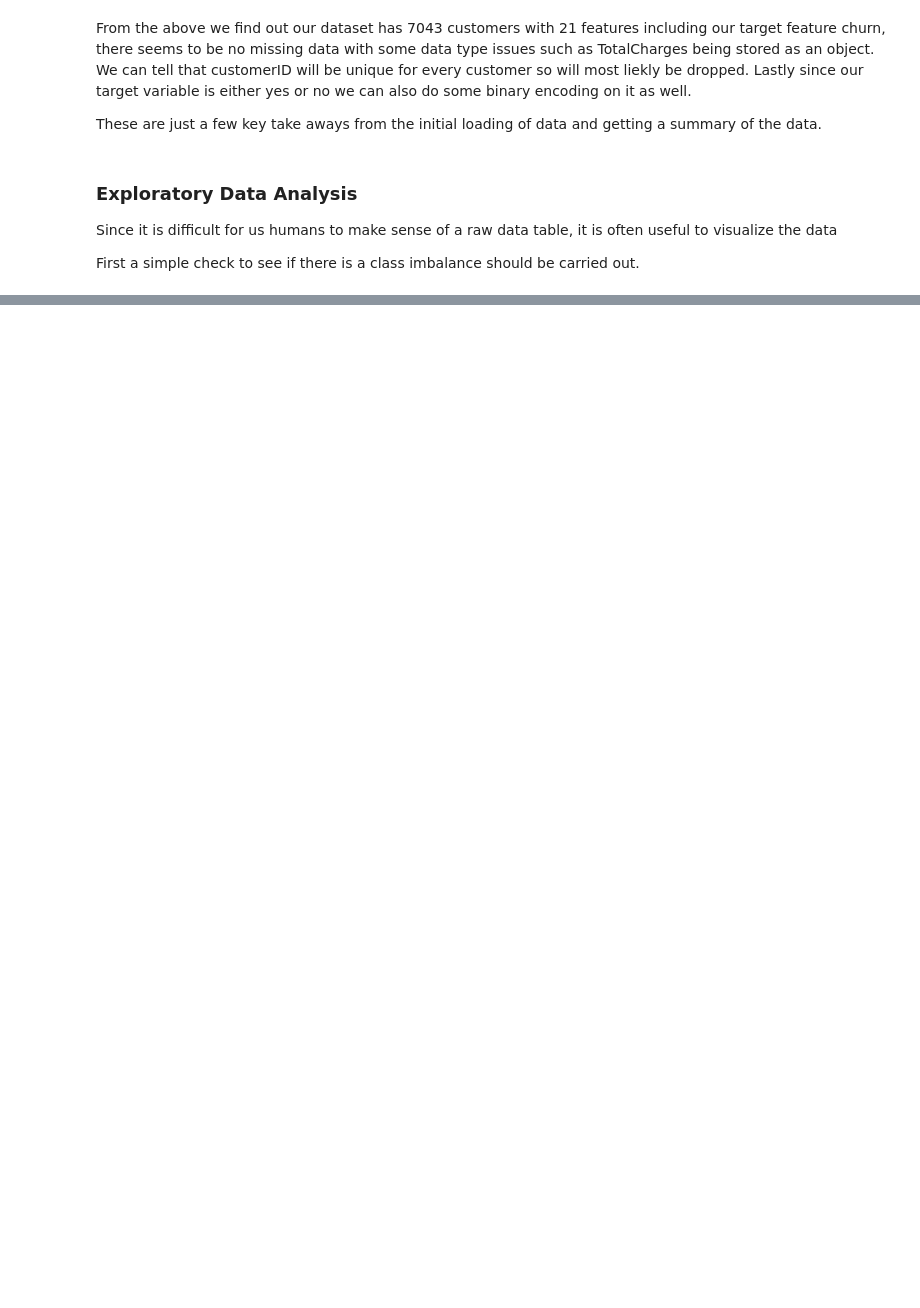
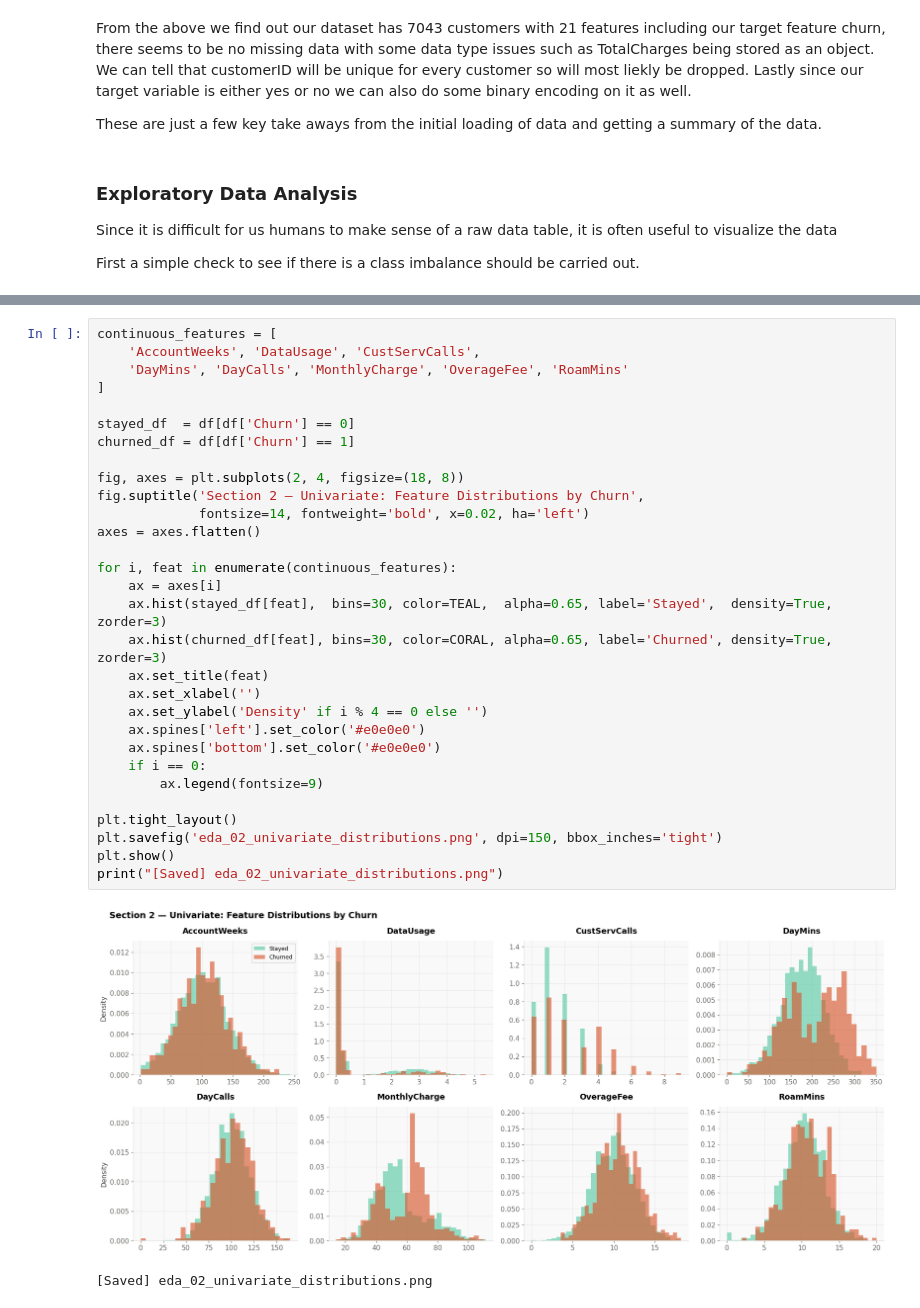
Before and after one commit to nkosimate/CustomerChurnPrediction, a Jupyter notebook: Churn.ipynb, the cells around one changed output, grey strips where cells are left out. Cells and saved outputs as stored; diff of their text form; blank space fills up the shorter version.

```diff
--- a/Churn.ipynb
+++ b/Churn.ipynb
@@ -77,0 +167,33 @@ df['PhoneService'].unique()
+# %%
+continuous_features = [
+    'AccountWeeks', 'DataUsage', 'CustServCalls',
+    'DayMins', 'DayCalls', 'MonthlyCharge', 'OverageFee', 'RoamMins'
+]
+
+stayed_df  = df[df['Churn'] == 0]
+churned_df = df[df['Churn'] == 1]
+
+fig, axes = plt.subplots(2, 4, figsize=(18, 8))
+fig.suptitle('Section 2 — Univariate: Feature Distributions by Churn',
+             fontsize=14, fontweight='bold', x=0.02, ha='left')
+axes = axes.flatten()
+
+for i, feat in enumerate(continuous_features):
+    ax = axes[i]
+    ax.hist(stayed_df[feat],  bins=30, color=TEAL,  alpha=0.65, label='Stayed',  density=True, zorder=3)
+    ax.hist(churned_df[feat], bins=30, color=CORAL, alpha=0.65, label='Churned', density=True, zorder=3)
+    ax.set_title(feat)
+    ax.set_xlabel('')
+    ax.set_ylabel('Density' if i % 4 == 0 else '')
+    ax.spines['left'].set_color('#e0e0e0')
+    ax.spines['bottom'].set_color('#e0e0e0')
+    if i == 0:
+        ax.legend(fontsize=9)
+
+plt.tight_layout()
+plt.savefig('eda_02_univariate_distributions.png', dpi=150, bbox_inches='tight')
+plt.show()
+print("[Saved] eda_02_univariate_distributions.png")
+# %% [output]
+[figure, added]
+[Saved] eda_02_univariate_distributions.png
```
Also changed, not shown: parts of 9 cells of this notebook.
